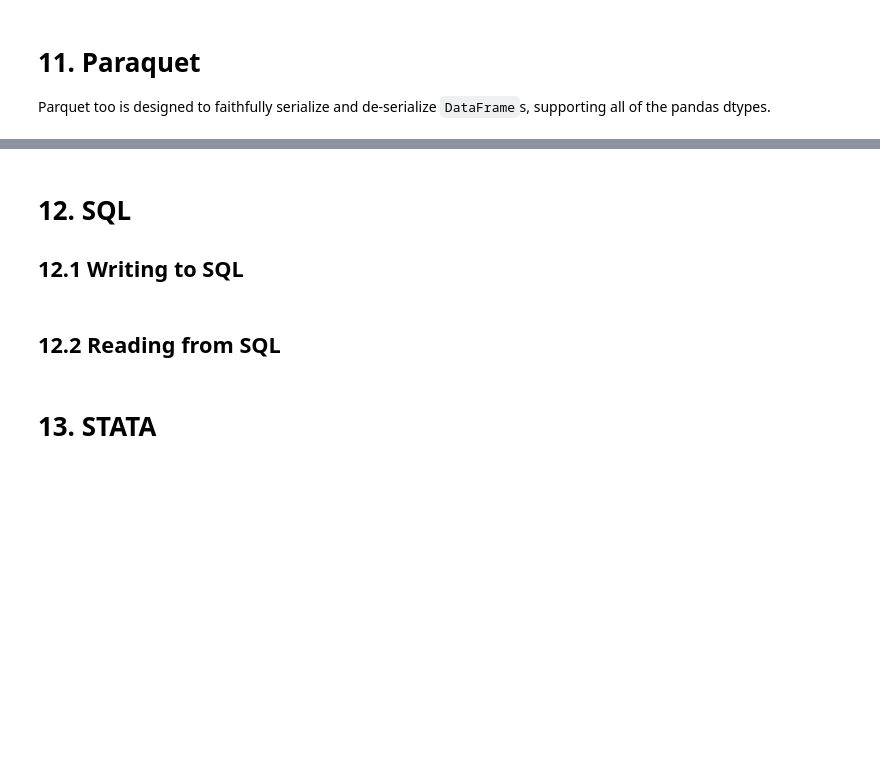
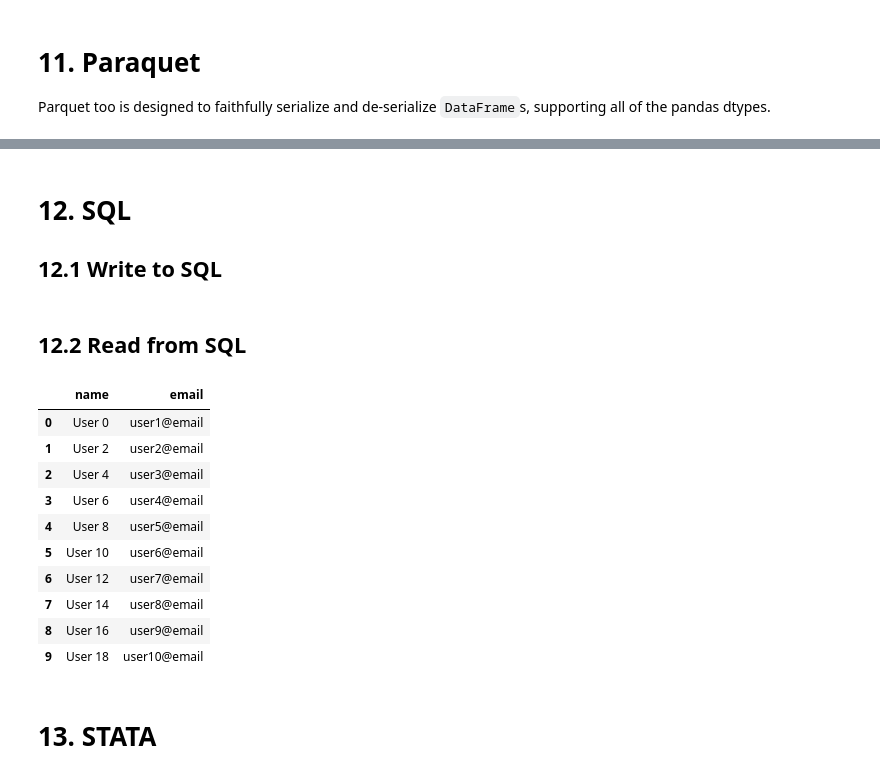
Before and after one commit to Tim-Abwao/learning-pandas, a Jupyter notebook: Going through the User Guide/IO tools.ipynb, the cells around one changed output, grey strips where cells are left out. Cells and saved outputs as stored; diff of their text form; code cells hidden in the pictures; blank space fills up the shorter version.

```diff
--- a/Going through the User Guide/IO tools.ipynb
+++ b/Going through the User Guide/IO tools.ipynb
@@ -304,7 +340,7 @@ df3.dtypes
 # %% [markdown]
 # 12. SQL
 
-## 12.1 Writing to SQL
+## 12.1 Write to SQL
 # %%
 import sqlite3
 
@@ -319,6 +355,18 @@ users = pd.DataFrame({'name' : [f'User {i + i}' for i in range(10)],
 users.to_sql('users', con=conn, if_exists='replace')
 # %% [markdown]
-## 12.2 Reading from SQL
+## 12.2 Read from SQL
 # %%
-# reading data from an SQLite database table
-conn.execute("SELECT name FROM users LIMIT 5").fetchall()
+# Create a DataFrame from an SQL database table
+pd.read_sql("SELECT name, email FROM users", con=conn)
+# %% [output]
+|  | name | email |
+| 0 | User 0 | user1@email |
+| 1 | User 2 | user2@email |
+| 2 | User 4 | user3@email |
+| 3 | User 6 | user4@email |
+| 4 | User 8 | user5@email |
+| 5 | User 10 | user6@email |
+| 6 | User 12 | user7@email |
+| 7 | User 14 | user8@email |
+| 8 | User 16 | user9@email |
+| 9 | User 18 | user10@email |
```
Also changed, not shown: parts of 61 cells of this notebook, 1 other file.
